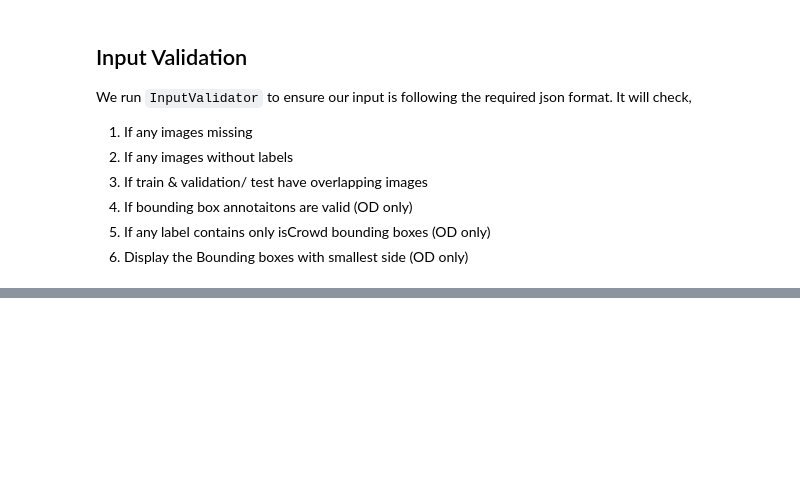
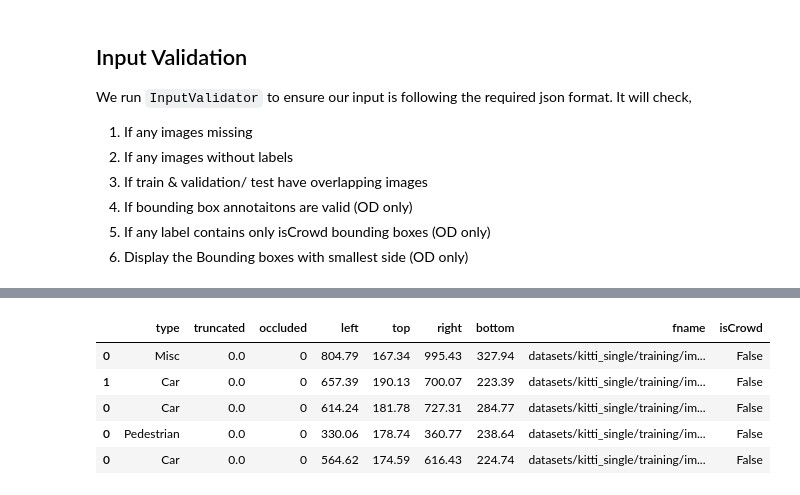
Before and after one commit to yoyolin/medium-blog-kitti, a Jupyter notebook: 0.Kitti_Dataset_Preparation.ipynb, the cells around one changed output, grey strips where cells are left out. Cells and saved outputs as stored; diff of their text form; code cells hidden in the pictures; blank space fills up the shorter version.

```diff
--- a/0.Kitti_Dataset_Preparation.ipynb
+++ b/0.Kitti_Dataset_Preparation.ipynb
@@ -434,8 +478,10 @@ TODO - don't read on as they are random code blocks at this moment
 # %%
-# cnt = 0
-# for key, iou_list in non_zero_ious.items():
-#     if max(iou_list) >= 0.5:
-#         print(key, iou_list)
-#         cnt += 1
-# print(cnt)
+train_df_new.head()
+# %% [output]
+|  | type | truncated | occluded | left | top | right | bottom | fname | isCrowd |
+| 0 | Misc | 0.0 | 0 | 804.79 | 167.34 | 995.43 | 327.94 | datasets/kitti_single/training/im... | False |
+| 1 | Car | 0.0 | 0 | 657.39 | 190.13 | 700.07 | 223.39 | datasets/kitti_single/training/im... | False |
+| 0 | Car | 0.0 | 0 | 614.24 | 181.78 | 727.31 | 284.77 | datasets/kitti_single/training/im... | False |
+| 0 | Pedestrian | 0.0 | 0 | 330.06 | 178.74 | 360.77 | 238.64 | datasets/kitti_single/training/im... | False |
+| 0 | Car | 0.0 | 0 | 564.62 | 174.59 | 616.43 | 224.74 | datasets/kitti_single/training/im... | False |
 # %%
```
Also changed, not shown: parts of 30 cells of this notebook.
